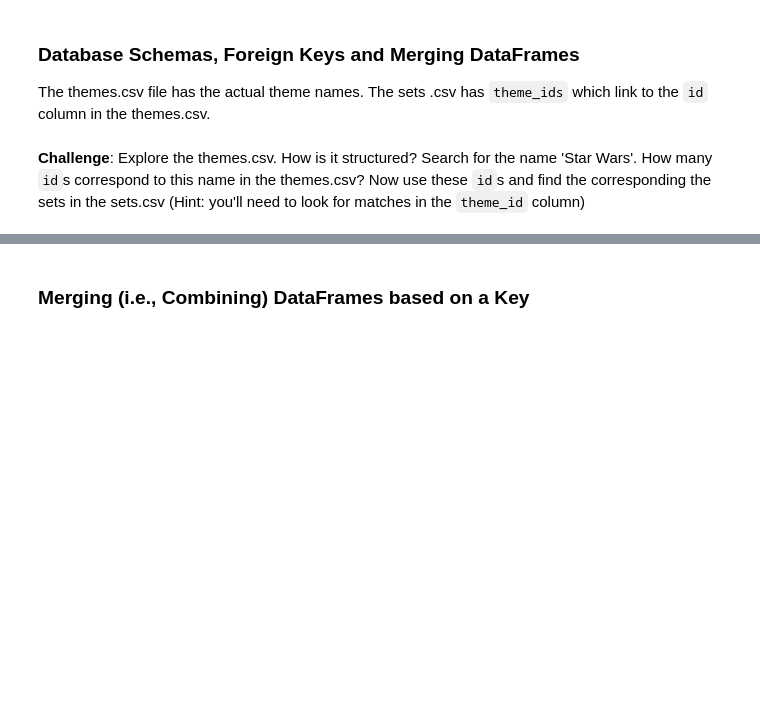
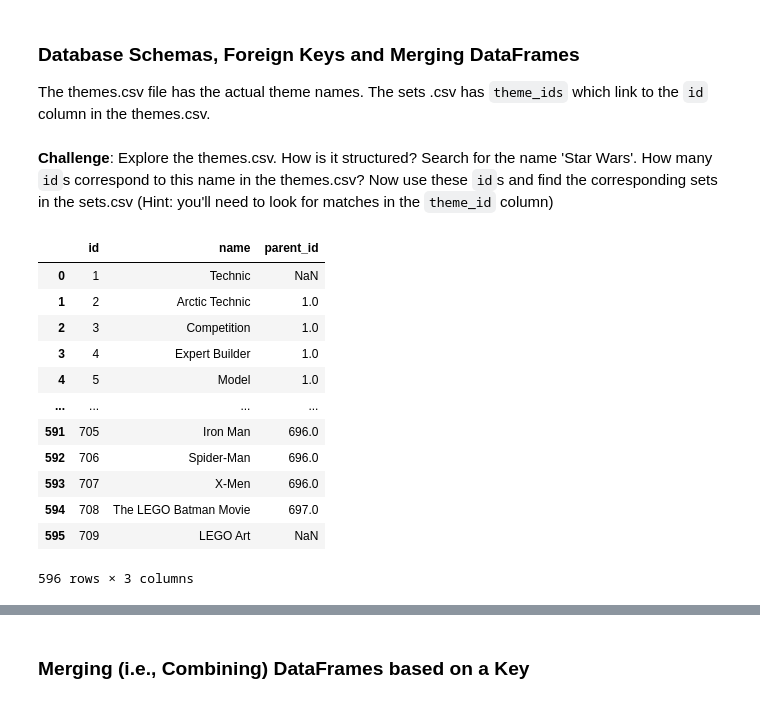
Before and after one commit to SadSack963/day-73_LEGO_aggregate, a Jupyter notebook: Lego_Analysis_for_Course_(start).ipynb, the cells around one changed output, grey strips where cells are left out. Drawn from its saved outputs; the diff is of its cells as text; code cells hidden in the pictures; blank space fills up the shorter version.

```diff
--- a/Lego_Analysis_for_Course_(start).ipynb
+++ b/Lego_Analysis_for_Course_(start).ipynb
@@ -276,4 +343,21 @@ LEGO has licensed many hit franchises from Harry Potter to Marvel Super Heros to
 
 The themes.csv file has the actual theme names. The sets .csv has <code>theme_ids</code> which link to the <code>id</code> column in the themes.csv.
 # %% [markdown]
-**Challenge**: Explore the themes.csv. How is it structured? Search for the name 'Star Wars'. How many <code>id</code>s correspond to this name in the themes.csv? Now use these <code>id</code>s and find the corresponding the sets in the sets.csv (Hint: you'll need to look for matches in the <code>theme_id</code> column)
+**Challenge**: Explore the themes.csv. How is it structured? Search for the name 'Star Wars'. How many <code>id</code>s correspond to this name in the themes.csv? Now use these <code>id</code>s and find the corresponding sets in the sets.csv (Hint: you'll need to look for matches in the <code>theme_id</code> column)
+# %%
+themes_df = pd.read_csv('./data/themes.csv')
+themes_df
+# %% [output]
+|  | id | name | parent_id |
+| 0 | 1 | Technic | NaN |
+| 1 | 2 | Arctic Technic | 1.0 |
+| 2 | 3 | Competition | 1.0 |
+| 3 | 4 | Expert Builder | 1.0 |
+| 4 | 5 | Model | 1.0 |
+| ... | ... | ... | ... |
+| 591 | 705 | Iron Man | 696.0 |
+| 592 | 706 | Spider-Man | 696.0 |
+| 593 | 707 | X-Men | 696.0 |
+| 594 | 708 | The LEGO Batman Movie | 697.0 |
+| 595 | 709 | LEGO Art | NaN |
+596 rows × 3 columns
```
Also changed, not shown: parts of 17 cells of this notebook.
